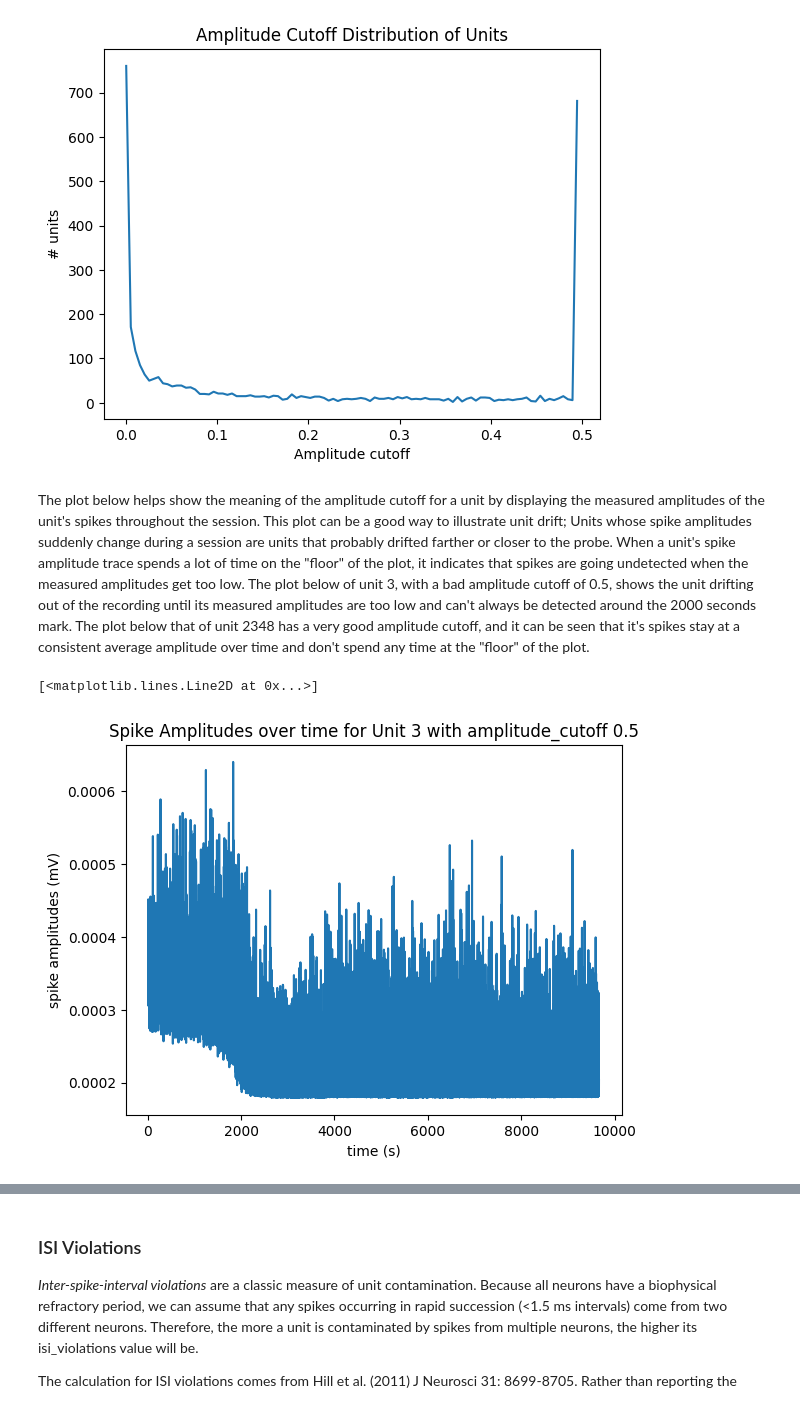
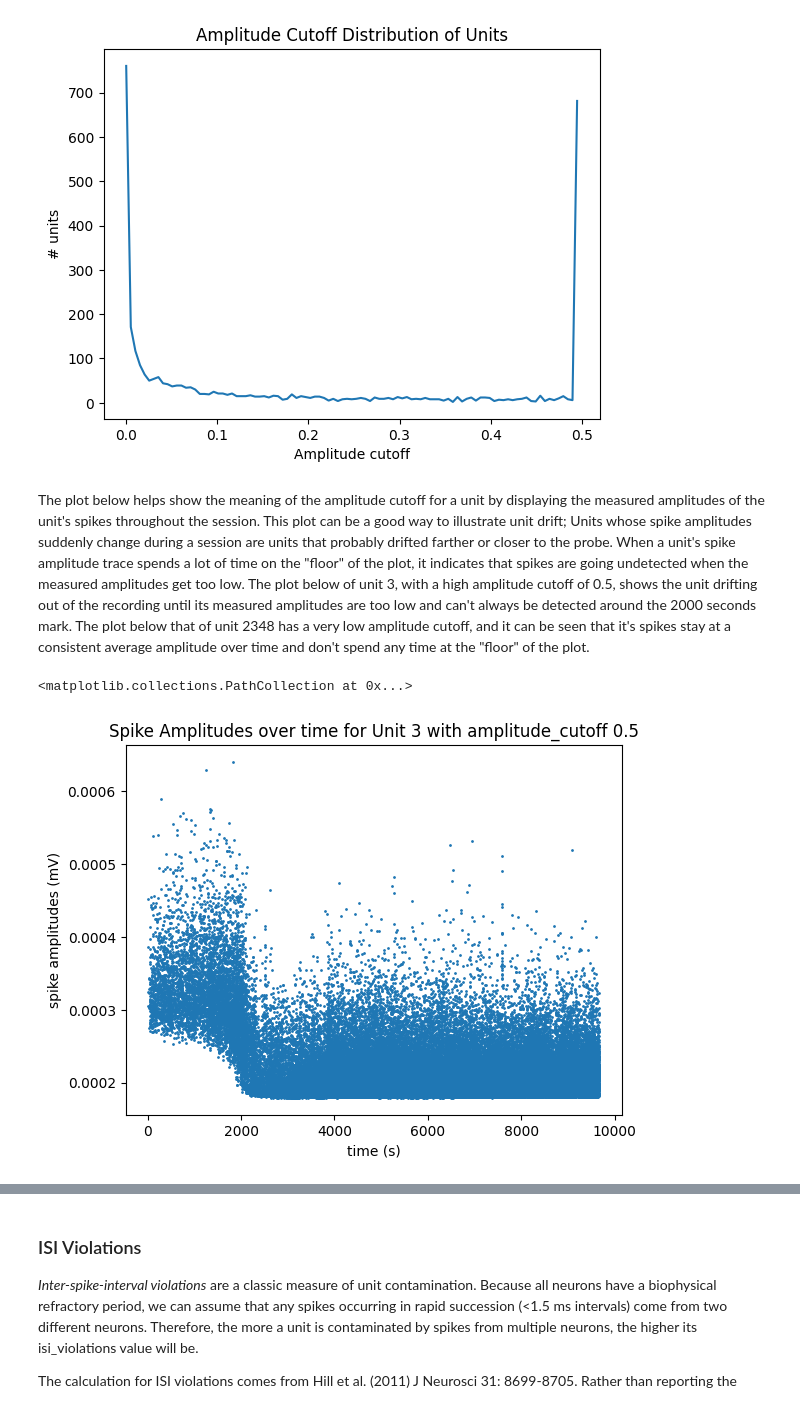
Before and after one commit to AllenInstitute/openscope_databook, a Jupyter notebook: docs/visualization/visualize_unit_metrics.ipynb, the cells around one changed output, grey strips where cells are left out. Cells and saved outputs as stored; diff of their text form; code cells hidden in the pictures.

Commit message:
Implemented Josh's feedback #168. Small changes to the description and plot formats

```diff
--- a/docs/visualization/visualize_unit_metrics.ipynb
+++ b/docs/visualization/visualize_unit_metrics.ipynb
@@ -234,19 +234,19 @@ plt.show()
 # %% [output]
 [figure]
 # %% [markdown]
-The plot below helps show the meaning of the amplitude cutoff for a unit by displaying the measured amplitudes of the unit's spikes throughout the session. This plot can be a good way to illustrate unit drift; Units whose spike amplitudes suddenly change during a session are units that probably drifted farther or closer to the probe. When a unit's spike amplitude trace spends a lot of time on the "floor" of the plot, it indicates that spikes are going undetected when the measured amplitudes get too low. The plot below of unit 3, with a bad amplitude cutoff of 0.5, shows the unit drifting out of the recording until its measured amplitudes are too low and can't always be detected around the 2000 seconds mark. The plot below that of unit 2348 has a very good amplitude cutoff, and it can be seen that it's spikes stay at a consistent average amplitude over time and don't spend any time at the "floor" of the plot.
+The plot below helps show the meaning of the amplitude cutoff for a unit by displaying the measured amplitudes of the unit's spikes throughout the session. This plot can be a good way to illustrate unit drift; Units whose spike amplitudes suddenly change during a session are units that probably drifted farther or closer to the probe. When a unit's spike amplitude trace spends a lot of time on the "floor" of the plot, it indicates that spikes are going undetected when the measured amplitudes get too low. The plot below of unit 3, with a high amplitude cutoff of 0.5, shows the unit drifting out of the recording until its measured amplitudes are too low and can't always be detected around the 2000 seconds mark. The plot below that of unit 2348 has a very low amplitude cutoff, and it can be seen that it's spikes stay at a consistent average amplitude over time and don't spend any time at the "floor" of the plot.
 # %%
-unit_select = 3 # bad amplitude_cutoff
+unit_select = 3 # has a high amplitude_cutoff
 fig, ax = plt.subplots()
 data = units["spike_amplitudes"][unit_select]
 xaxis = units["spike_times"][unit_select]
 amplitude_cutoff = units["amplitude_cutoff"][unit_select]
 
 ax.set_title(f"Spike Amplitudes over time for Unit {unit_select} with amplitude_cutoff {amplitude_cutoff}")
 ax.set_xlabel("time (s)")
 ax.set_ylabel("spike amplitudes (mV)")
-ax.plot(xaxis, data)
+ax.scatter(xaxis, data, s=1)
 # %% [output]
-[<matplotlib.lines.Line2D at 0x...>]
+<matplotlib.collections.PathCollection at 0x...>
-[figure, old version]
+[figure, new version]
 # %%
```
Also changed, not shown: parts of 4 cells of this notebook.
